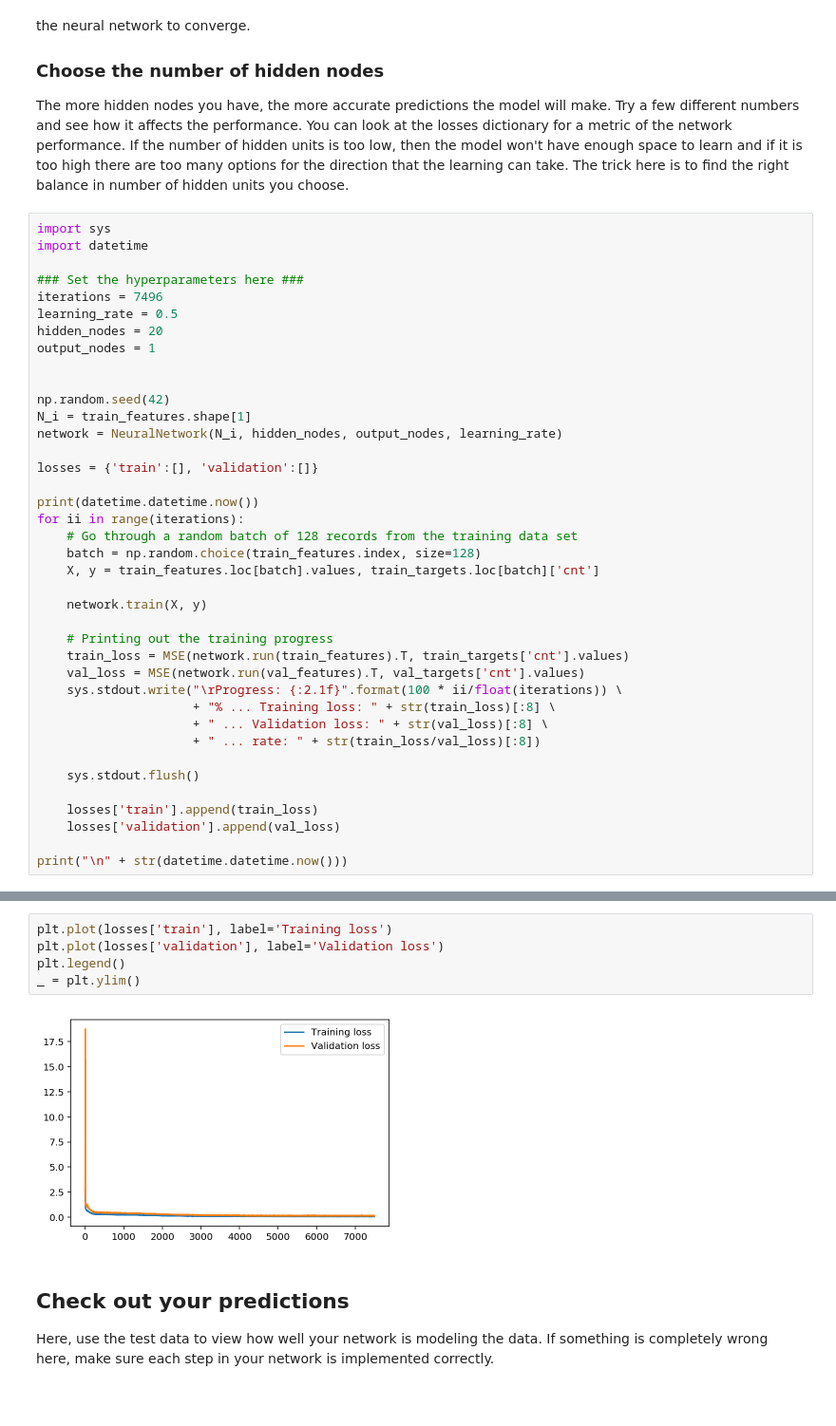
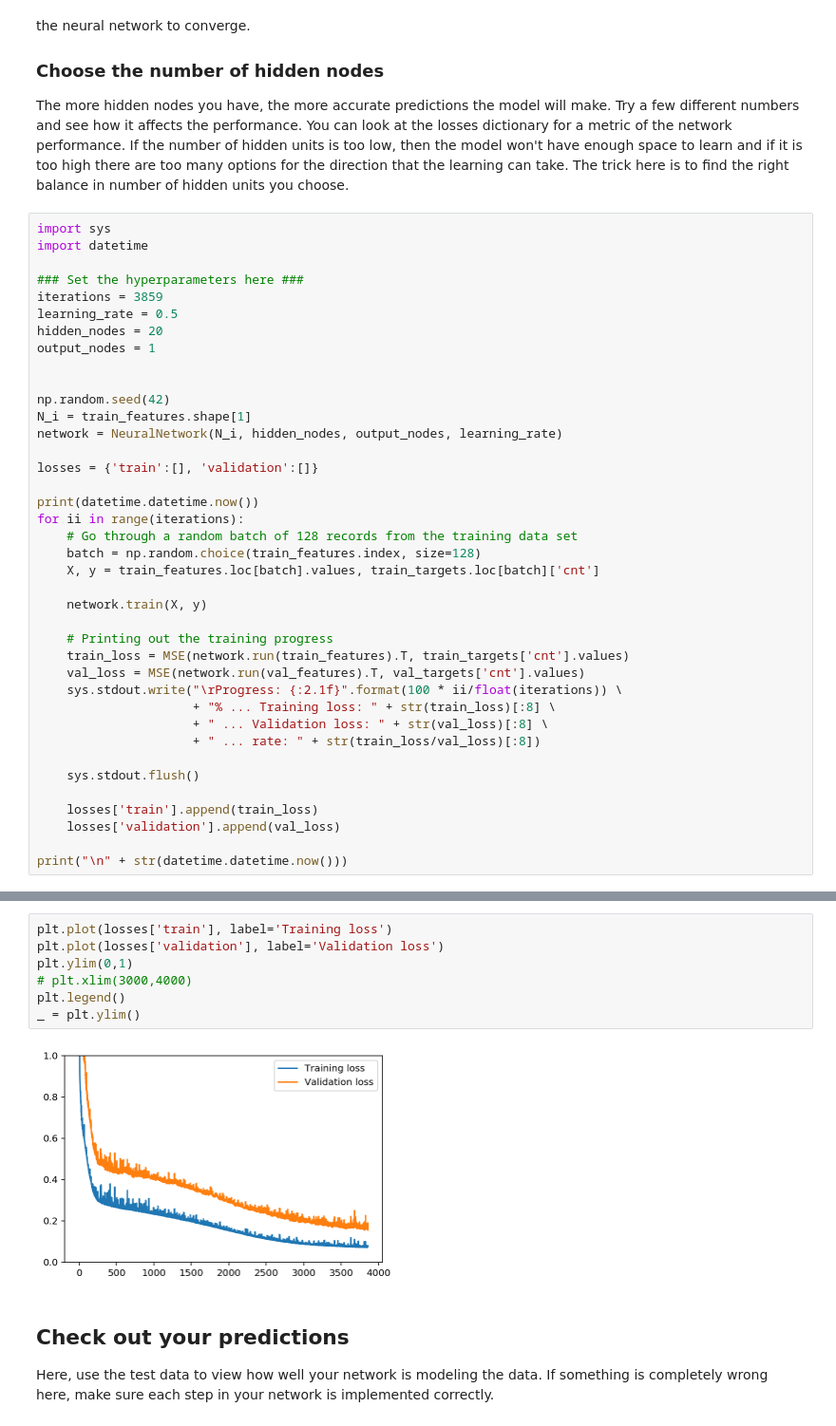
Before and after one commit to zjy760401/First-Neural-Network, a Jupyter notebook: Your_first_neural_network.ipynb, the cells around one changed output, grey strips where cells are left out. Shown at 95% size. Cells and saved outputs as stored; diff of their text form; blank space fills up the shorter version.

Commit message:
Improve iterations to get good balance

```diff
--- a/Your_first_neural_network.ipynb
+++ b/Your_first_neural_network.ipynb
@@ -280,7 +280,7 @@ import sys
 import datetime
 
 ### Set the hyperparameters here ###
-iterations = 7496
+iterations = 3859
 learning_rate = 0.5
 hidden_nodes = 20
 output_nodes = 1
@@ -321,10 +321,12 @@ Progress: 100.0% ... Training loss: 0.063660 ... Validation loss: 0.132546 ... r
 # %%
 plt.plot(losses['train'], label='Training loss')
 plt.plot(losses['validation'], label='Validation loss')
+plt.ylim(0,1)
+# plt.xlim(3000,4000)
 plt.legend()
 _ = plt.ylim()
 # %% [output]
-[figure, old version]
+[figure, new version]
 # %% [markdown]
 ## Check out your predictions
 
```
Also changed, not shown: parts of 3 cells of this notebook.
